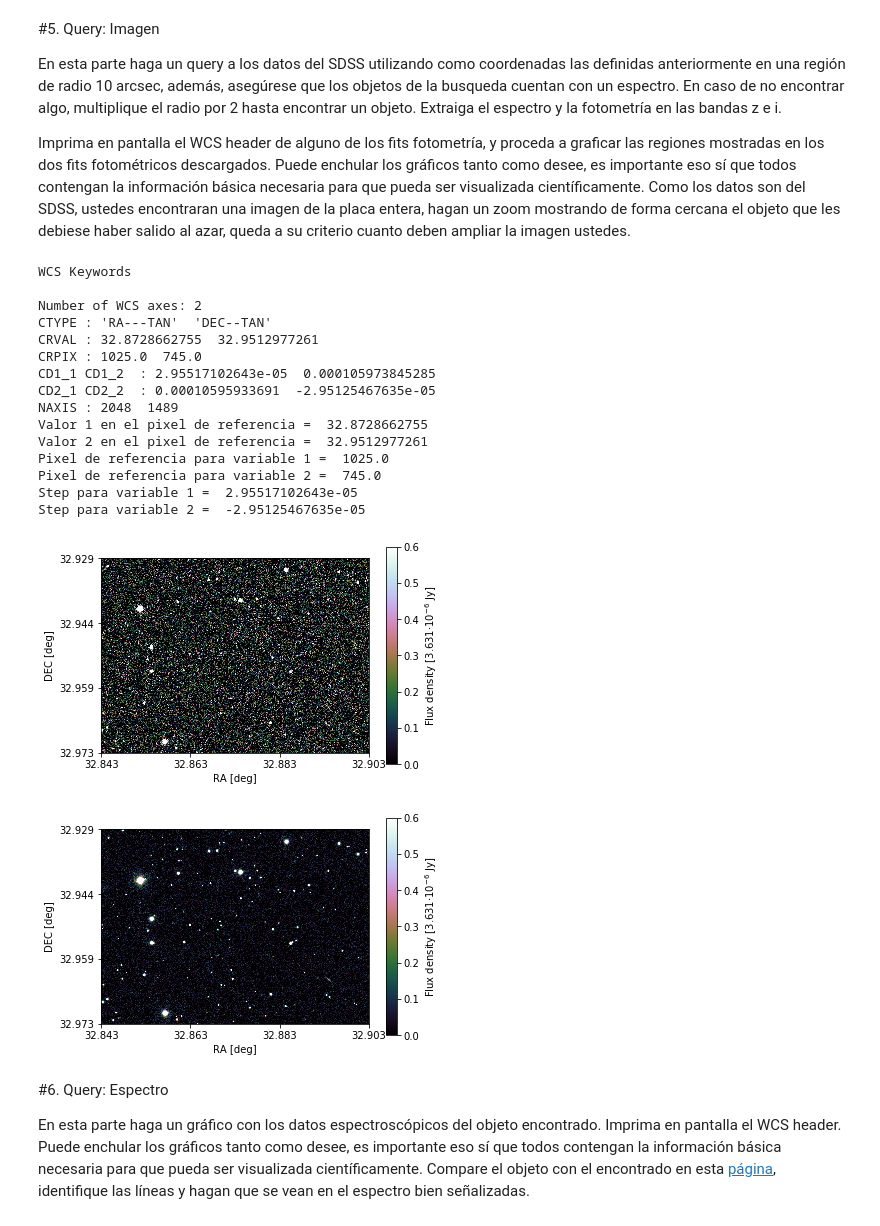
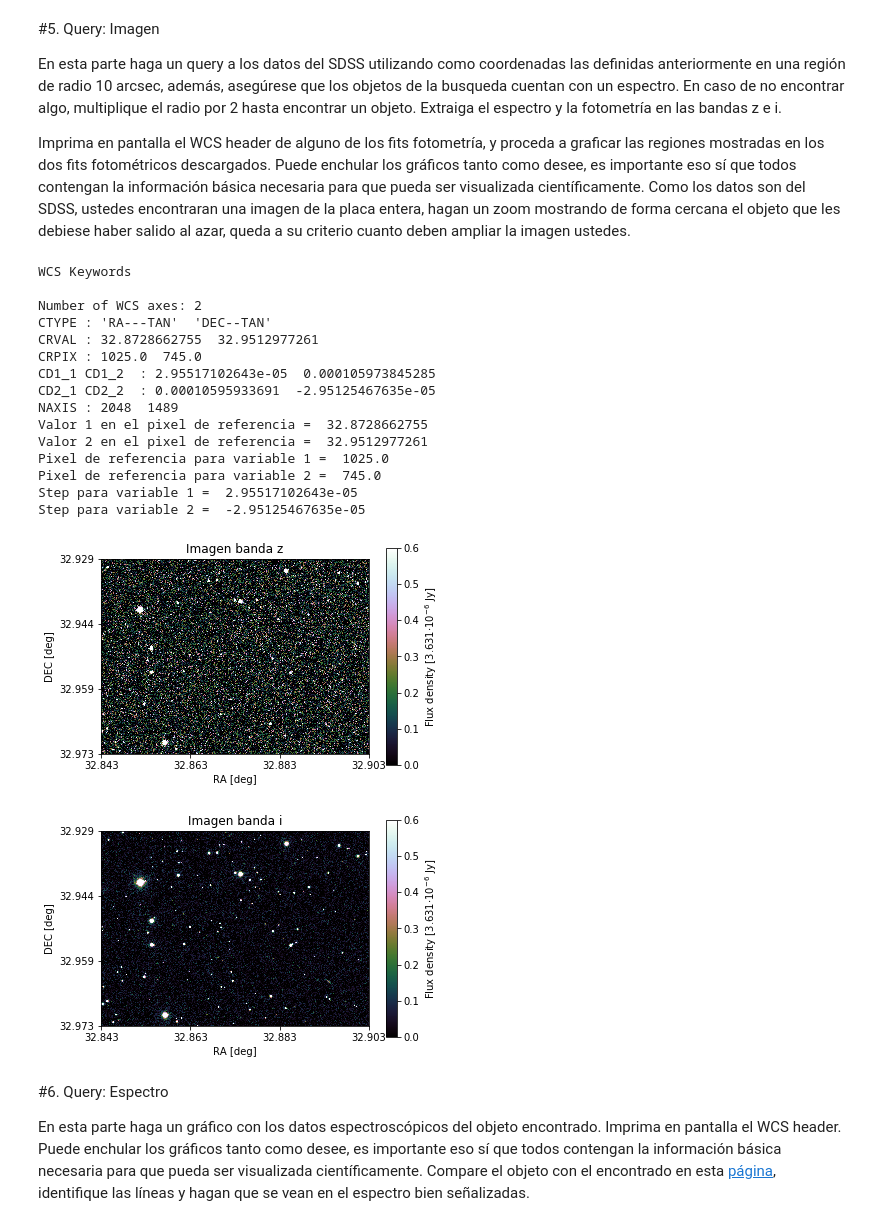
Before and after one commit to diegogf99/minitarea4, a Jupyter notebook: minitarea4.ipynb, the cells around one changed output. Drawn from its saved outputs; the diff is of its cells as text; code cells hidden in the pictures.

```diff
--- a/minitarea4.ipynb
+++ b/minitarea4.ipynb
@@ -275,37 +275,39 @@ plt.xticks((0,len(ran)/3,2*len(ran)/3,len(ran)),(round(ran[0],3),round(ran[len(r
 plt.yticks((0,len(decn)/3,2*len(decn)/3,len(decn)),(round(decn[0],3),round(decn[len(decn)/3],3),round(decn[2*len(decn)/3],3),round(decn[-1],3)))
 plt.xlabel('RA [deg]')
 plt.ylabel('DEC [deg]')
+plt.title('Imagen banda z')
 cb = plt.colorbar()
 cb.set_label('Flux density [3.631$ \cdot 10^{-6}$ Jy]')
 plt.show()
 
 #imagen banda i
 plt.imshow(datai,cmap='cubehelix',origin='lower',vmin=0,vmax=0.6)
 plt.xticks((0,len(ran)/3,2*len(ran)/3,len(ran)),(round(ran[0],3),round(ran[len(ran)/3],3),round(ran[2*len(ran)/3],3),round(ran[-1],3)))
 plt.yticks((0,len(decn)/3,2*len(decn)/3,len(decn)),(round(decn[0],3),round(decn[len(decn)/3],3),round(decn[2*len(decn)/3],3),round(decn[-1],3)))
 plt.xlabel('RA [deg]')
 plt.ylabel('DEC [deg]')
+plt.title('Imagen banda i')
 cb = plt.colorbar()
 cb.set_label('Flux density [3.631$ \cdot 10^{-6}$ Jy]')
 plt.show()
 # %% [output]
 WCS Keywords
 
 Number of WCS axes: 2
 CTYPE : 'RA---TAN'  'DEC--TAN'
 CRVAL : 32.8728662755  32.9512977261
 CRPIX : 1025.0  745.0
 CD1_1 CD1_2  : 2.95517102643e-05  0.000105973845285
 CD2_1 CD2_2  : 0.00010595933691  -2.95125467635e-05
 NAXIS : 2048  1489
 Valor 1 en el pixel de referencia =  32.8728662755
 Valor 2 en el pixel de referencia =  32.9512977261
 Pixel de referencia para variable 1 =  1025.0
 Pixel de referencia para variable 2 =  745.0
 Step para variable 1 =  2.95517102643e-05
 Step para variable 2 =  -2.95125467635e-05
-[figure, old version]
+[figure, new version]
-[figure, old version]
+[figure, new version]
 # %% [markdown]
 #6. Query: Espectro
 
```
Also changed, not shown: parts of 1 cell of this notebook.
